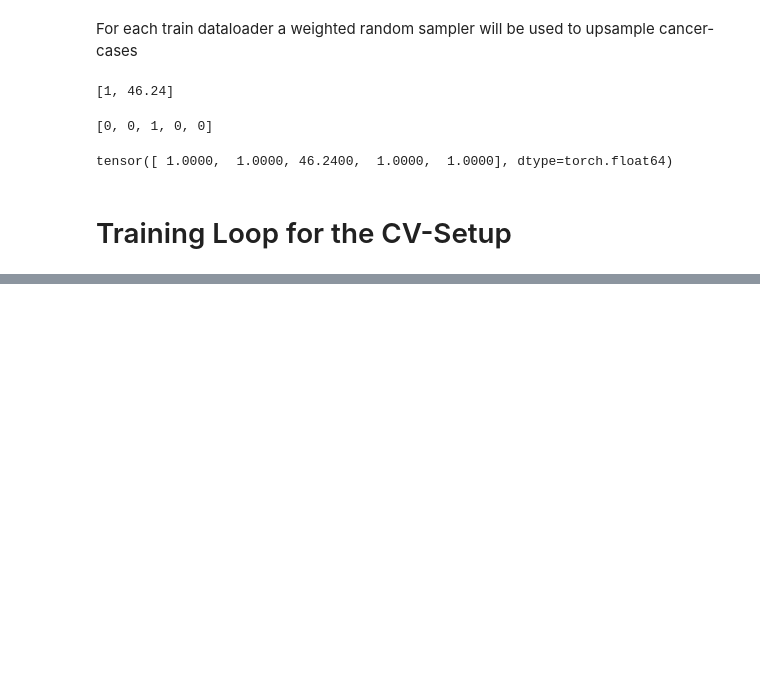
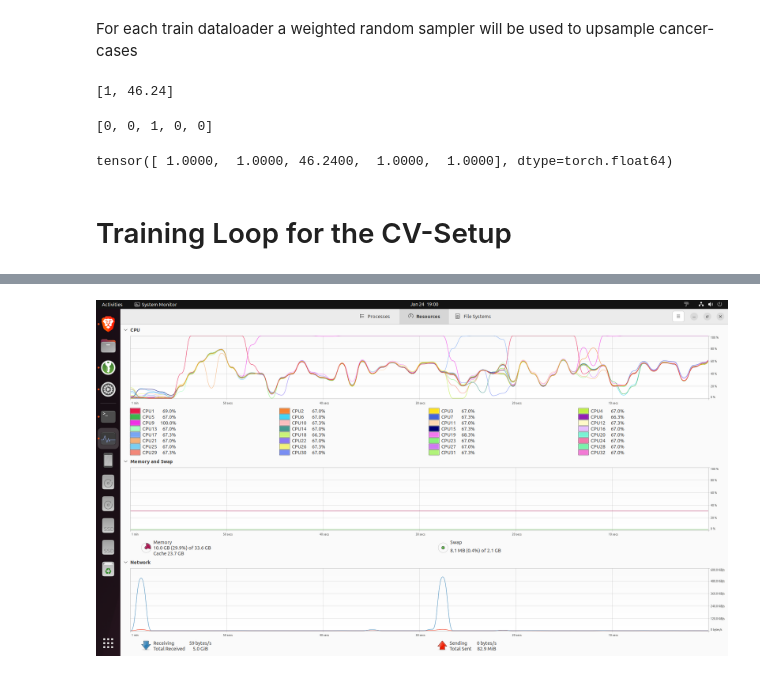
Before and after one commit to Oliver-Busemann/RSNA_Breast_Cancer_Detection, a Jupyter notebook: RSNA_Notebook_2_Preprocessing_CV_Setup.ipynb, the cells around one changed output, grey strips where cells are left out. Saved outputs shown, nothing was run; the diff lists cells and outputs as text; code cells hidden in the pictures; blank space fills up the shorter version.

```diff
--- a/RSNA_Notebook_2_Preprocessing_CV_Setup.ipynb
+++ b/RSNA_Notebook_2_Preprocessing_CV_Setup.ipynb
@@ -617,0 +624,5 @@ Turns out there is a severe bottleneck at preprocessing the data and transfering
+# %%
+cpu_pic = 'Pictures/CPU_Usage.png'
+display.Image(cpu_pic)
+# %% [output]
+[figure, added]
```
Also changed, not shown: parts of 3 cells of this notebook.
